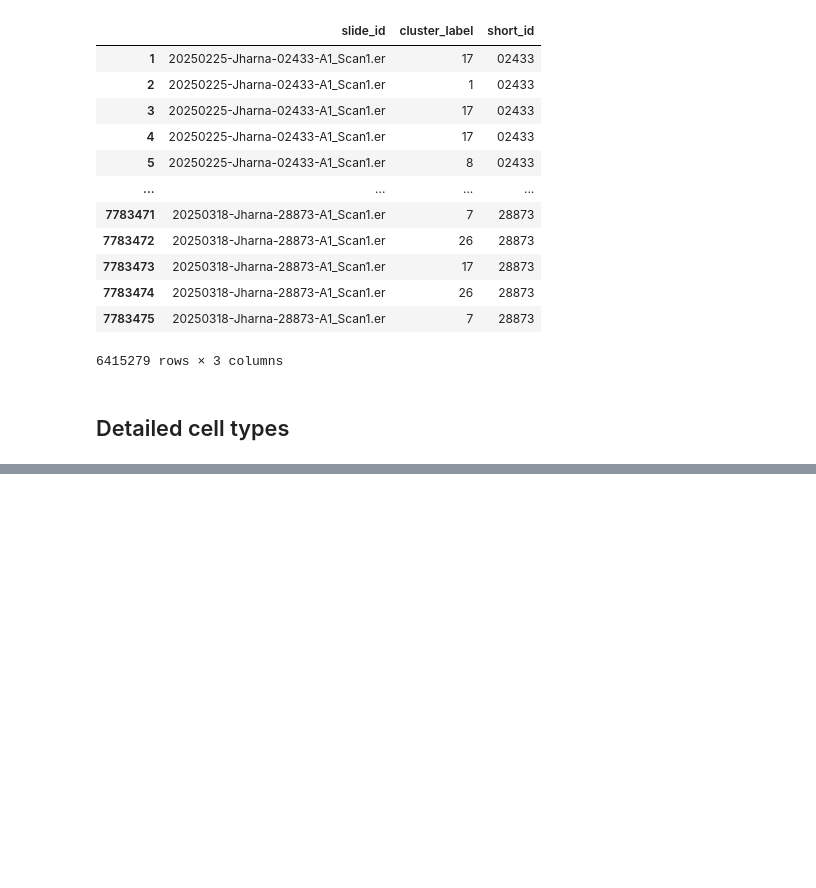
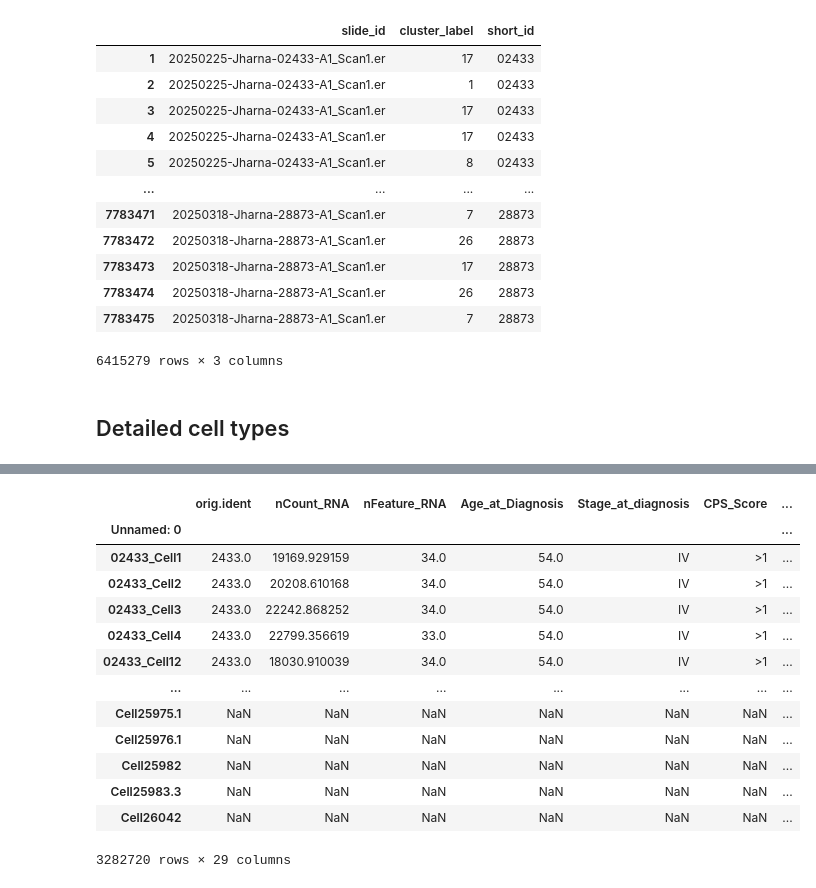
Before and after one commit to FenyoLab/EC_codeximaging, a Jupyter notebook: notebooks/celesta_data_prep_cervical.ipynb, the cells around one changed output, grey strips where cells are left out. Saved outputs shown, nothing was run; the diff lists cells and outputs as text; code cells hidden in the pictures; blank space fills up the shorter version.

```diff
--- a/notebooks/celesta_data_prep_cervical.ipynb
+++ b/notebooks/celesta_data_prep_cervical.ipynb
@@ -315,0 +367,5 @@ print(phenotype_clusters["short_id"].value_counts())
+# %%
+tumor_metadata = pd.read_csv("/gpfs/home/yb2612/yb2612_fenyo/data/seurat_objects/Tumor/Cervical_tumor_v4_metadata.csv")
+print(tumor_metadata.shape)
+print(tumor_metadata.columns)
+print(tumor_metadata["cycling_cluster"].unique())
@@ -315,0 +393,4 @@ print(phenotype_clusters["short_id"].value_counts())
+# %%
+tumor_metadata["Final.cell.type"].fillna("Tumor", inplace=True)  # fill NAs with Tumor
+print(tumor_metadata["Final.cell.type"].value_counts())
+print("NA:", tumor_metadata["Final.cell.type"].isna().sum())
@@ -315,0 +415,8 @@ print(phenotype_clusters["short_id"].value_counts())
+# %%
+# make my own fine cell types
+tumor_metadata["Fine.cell.type.yumi"] = np.where(
+    tumor_metadata["cycling_cluster"] == "High_cycling",
+    "Cycling_" + tumor_metadata["Final.cell.type"],
+    tumor_metadata["Final.cell.type"]
+)
+tumor_metadata["Fine.cell.type.yumi"].value_counts()
@@ -315,0 +453,18 @@ print(phenotype_clusters["short_id"].value_counts())
+# %%
+tumor_metadata.set_index("Unnamed: 0", inplace=True)
+tumor_metadata
+# %% [output]
+|  | orig.ident | nCount_RNA | nFeature_RNA | Age_at_Diagnosis | Stage_at_diagnosis | CPS_Score | ... |
+| Unnamed: 0 |  |  |  |  |  |  | ... |
+| 02433_Cell1 | 2433.0 | 19169.929159 | 34.0 | 54.0 | IV | >1 | ... |
+| 02433_Cell2 | 2433.0 | 20208.610168 | 34.0 | 54.0 | IV | >1 | ... |
+| 02433_Cell3 | 2433.0 | 22242.868252 | 34.0 | 54.0 | IV | >1 | ... |
+| 02433_Cell4 | 2433.0 | 22799.356619 | 33.0 | 54.0 | IV | >1 | ... |
+| 02433_Cell12 | 2433.0 | 18030.910039 | 34.0 | 54.0 | IV | >1 | ... |
+| ... | ... | ... | ... | ... | ... | ... | ... |
+| Cell25975.1 | NaN | NaN | NaN | NaN | NaN | NaN | ... |
+| Cell25976.1 | NaN | NaN | NaN | NaN | NaN | NaN | ... |
+| Cell25982 | NaN | NaN | NaN | NaN | NaN | NaN | ... |
+| Cell25983.3 | NaN | NaN | NaN | NaN | NaN | NaN | ... |
+| Cell26042 | NaN | NaN | NaN | NaN | NaN | NaN | ... |
+3282720 rows × 29 columns
```
Also changed, not shown: parts of 19 cells of this notebook, 2 other files.
